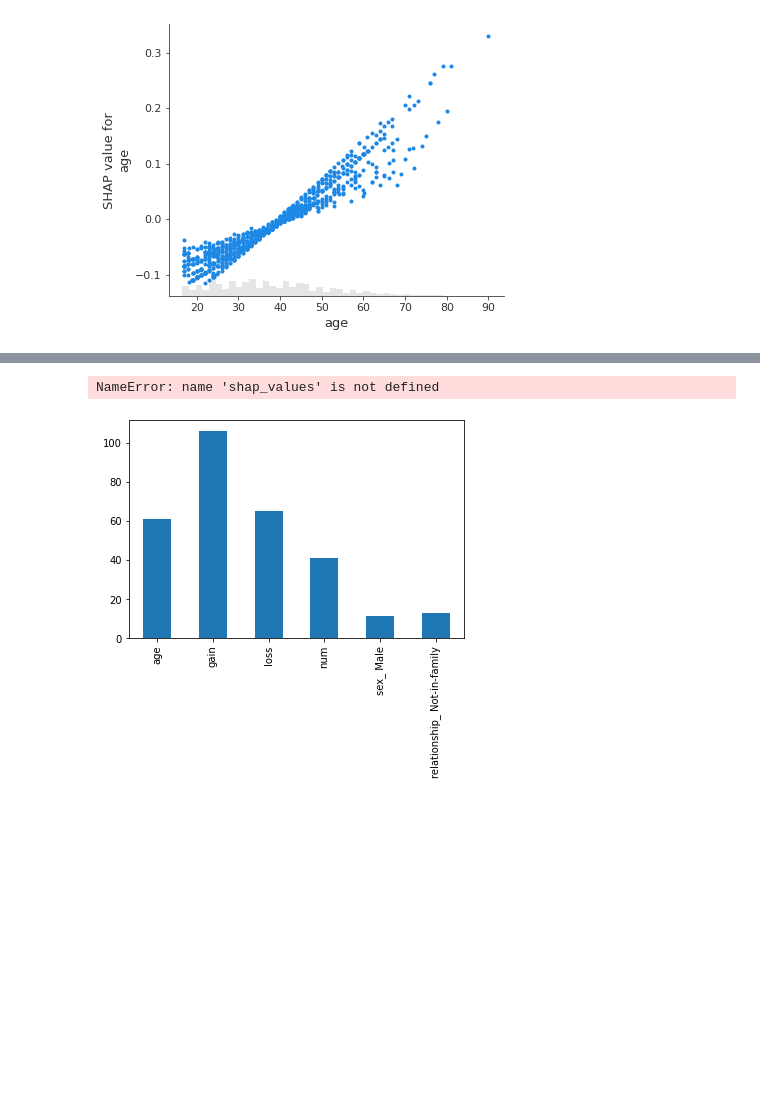
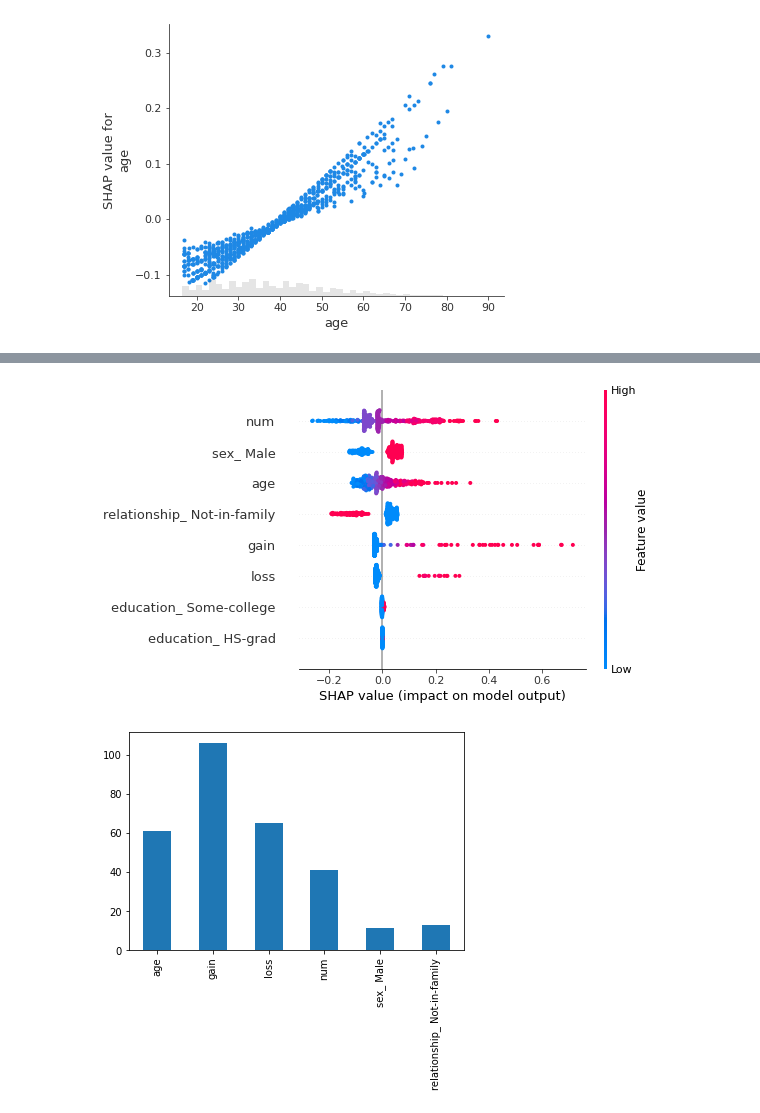
Before and after one commit to dhesse/IN-STK5000-Autumn-2022, a Jupyter notebook: nbhome/92 Shapley.ipynb, the cells around one changed output, grey strips where cells are left out. Saved outputs shown, nothing was run; the diff lists cells and outputs as text; code cells hidden in the pictures; blank space fills up the shorter version.

```diff
--- a/nbhome/92 Shapley.ipynb
+++ b/nbhome/92 Shapley.ipynb
@@ -221,7 +233,7 @@ X.iloc[10]
 # %%
-shap.summary_plot(shap_values.sample(500))
+shap.summary_plot(shap_values_adult.sample(500))
 # %% [output]
-NameError: name 'shap_values' is not defined
+[figure, added]
 # %%
 import xgboost
 # %%
```
Also changed, not shown: parts of 3 cells of this notebook, 7 other files.
